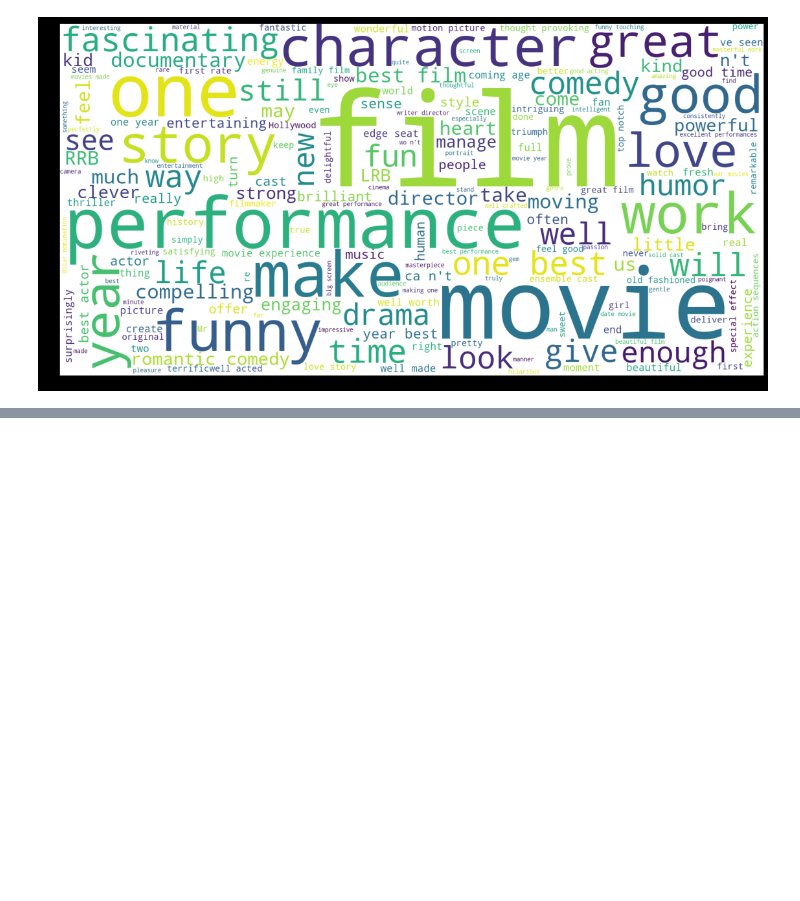
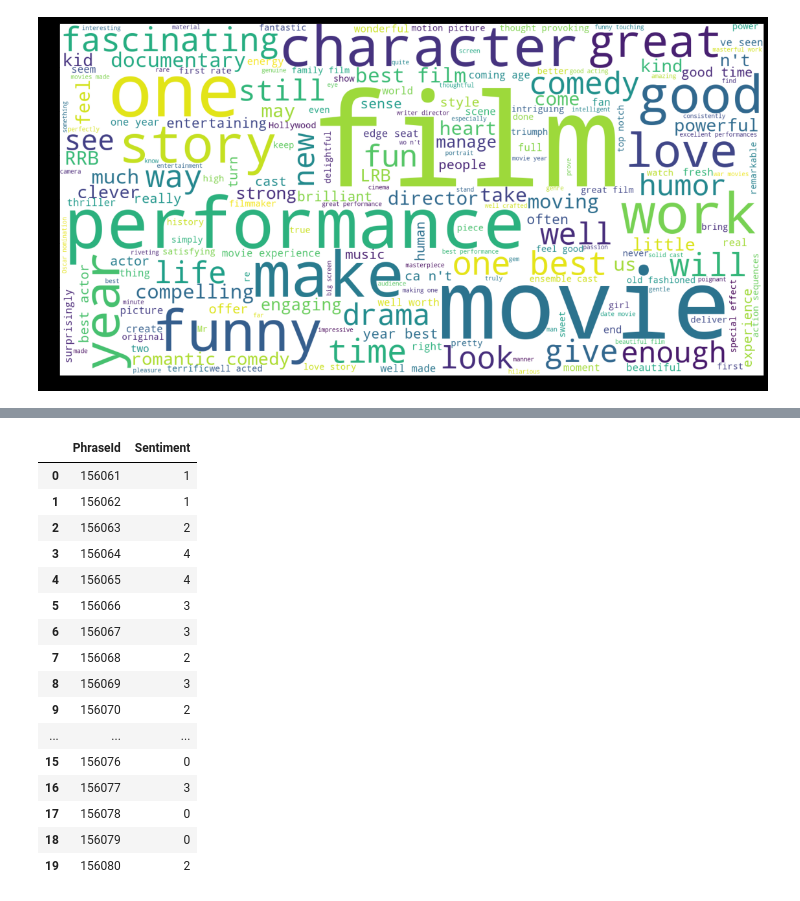
Before and after one commit to Manideepcharugundla/NLP-PROJECT, a Jupyter notebook: movie_reviews.ipynb, the cells around one changed output, grey strips where cells are left out. Saved outputs shown, nothing was run; the diff lists cells and outputs as text; code cells hidden in the pictures; blank space fills up the shorter version.

```diff
--- a/movie_reviews.ipynb
+++ b/movie_reviews.ipynb
@@ -249,0 +374,17 @@ plt.imshow(wordCloud)
+# %%
+
+SGradientDescent = Pipeline([('tfidf', TfidfVectorizer()),
+                ('clf', SGDClassifier()),
+               ])
+
+SGradientDescent.fit(X_train, Y_train)
+
+test_predict = SGradientDescent.predict(X_test)
+
+train_accuracy = round(SGradientDescent.score(X_train,Y_train)*100)
+test_accuracy =round(accuracy_score(test_predict, Y_test)*100)
+
+print("SVM Train Accuracy Score : {}% ".format(train_accuracy ))
+print("SVM Test Accuracy Score  : {}% ".format(test_accuracy ))
+print()
+print(classification_report(test_predict, Y_test, target_names=targetCategory))
@@ -249,0 +406,16 @@ plt.imshow(wordCloud)
+# %%
+dt = Pipeline([('tfidf', TfidfVectorizer()),
+                ('dt', DecisionTreeClassifier()),
+               ])
+
+dt.fit(X_train, Y_train)
+
+predict_score = dt.predict(X_test)
+
+train_accuracy = round(dt.score(X_train,Y_train)*100)
+test_accuracy =round(accuracy_score(predict_score, Y_test)*100)
+
+print("Decision Tree Train Accuracy Score : {}% ".format(train_accuracy ))
+print("Decision Tree Test Accuracy Score  : {}% ".format(test_accuracy ))
+print()
+print(classification_report(predict_score, Y_test, target_names=targetCategory))
@@ -249,0 +446,28 @@ plt.imshow(wordCloud)
+# %%
+#test_set['Phrase'] = test_set['Phrase'].apply(preprocessDataset)
+
+id = test_set['PhraseId']
+test_text = test_set['Phrase']
+predict = dt.predict(test_text)
+# %%
+submission = pd.DataFrame(list(zip(id, predict)),
+               columns =['PhraseId', 'Sentiment'])
+submission.head(20)
+# %% [output]
+|  | PhraseId | Sentiment |
+| 0 | 156061 | 1 |
+| 1 | 156062 | 1 |
+| 2 | 156063 | 2 |
+| 3 | 156064 | 4 |
+| 4 | 156065 | 4 |
+| 5 | 156066 | 3 |
+| 6 | 156067 | 3 |
+| 7 | 156068 | 2 |
+| 8 | 156069 | 3 |
+| 9 | 156070 | 2 |
+| ... | ... | ... |
+| 15 | 156076 | 0 |
+| 16 | 156077 | 3 |
+| 17 | 156078 | 0 |
+| 18 | 156079 | 0 |
+| 19 | 156080 | 2 |
```
Also changed, not shown: parts of 11 cells of this notebook.
